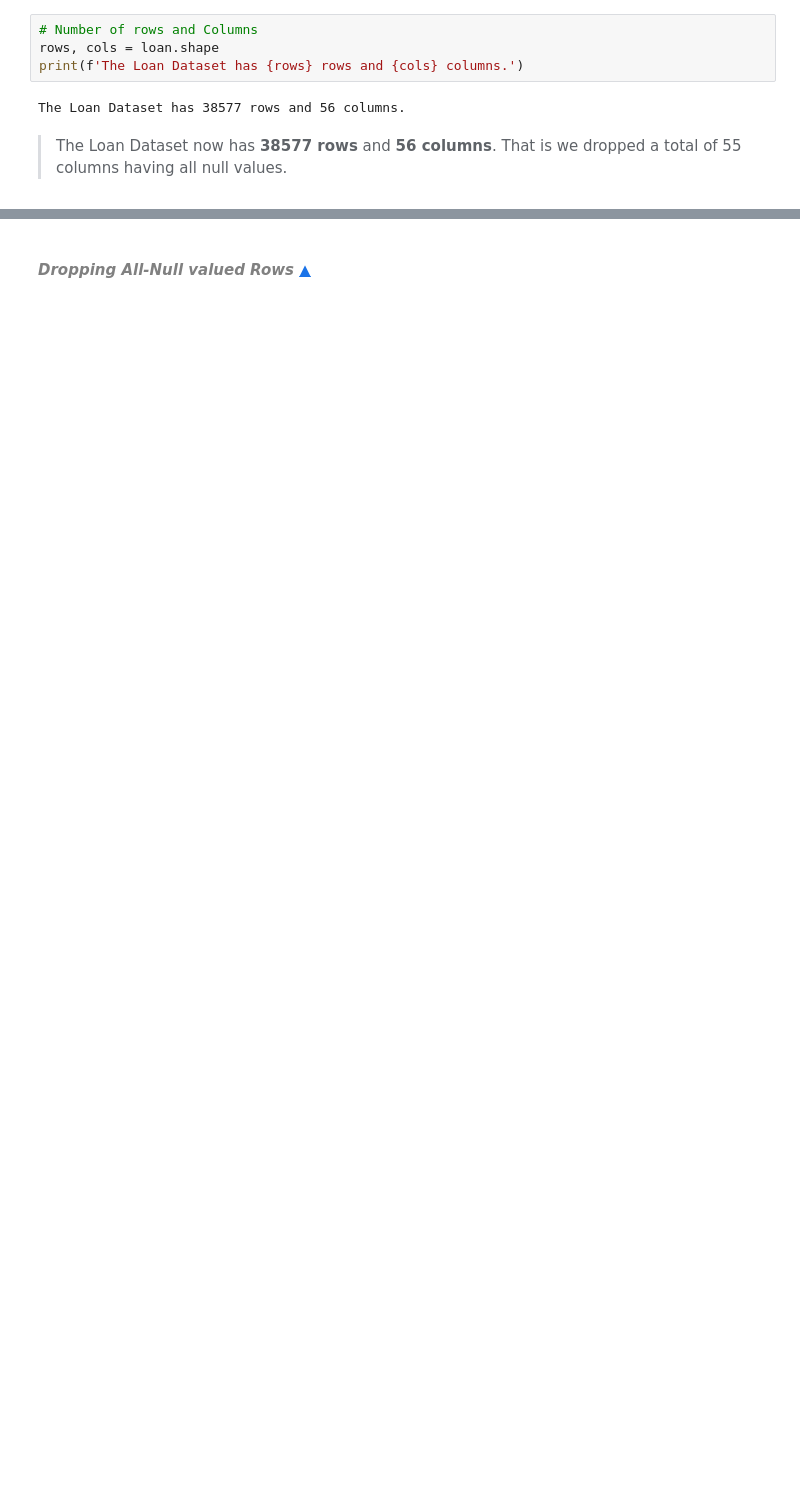
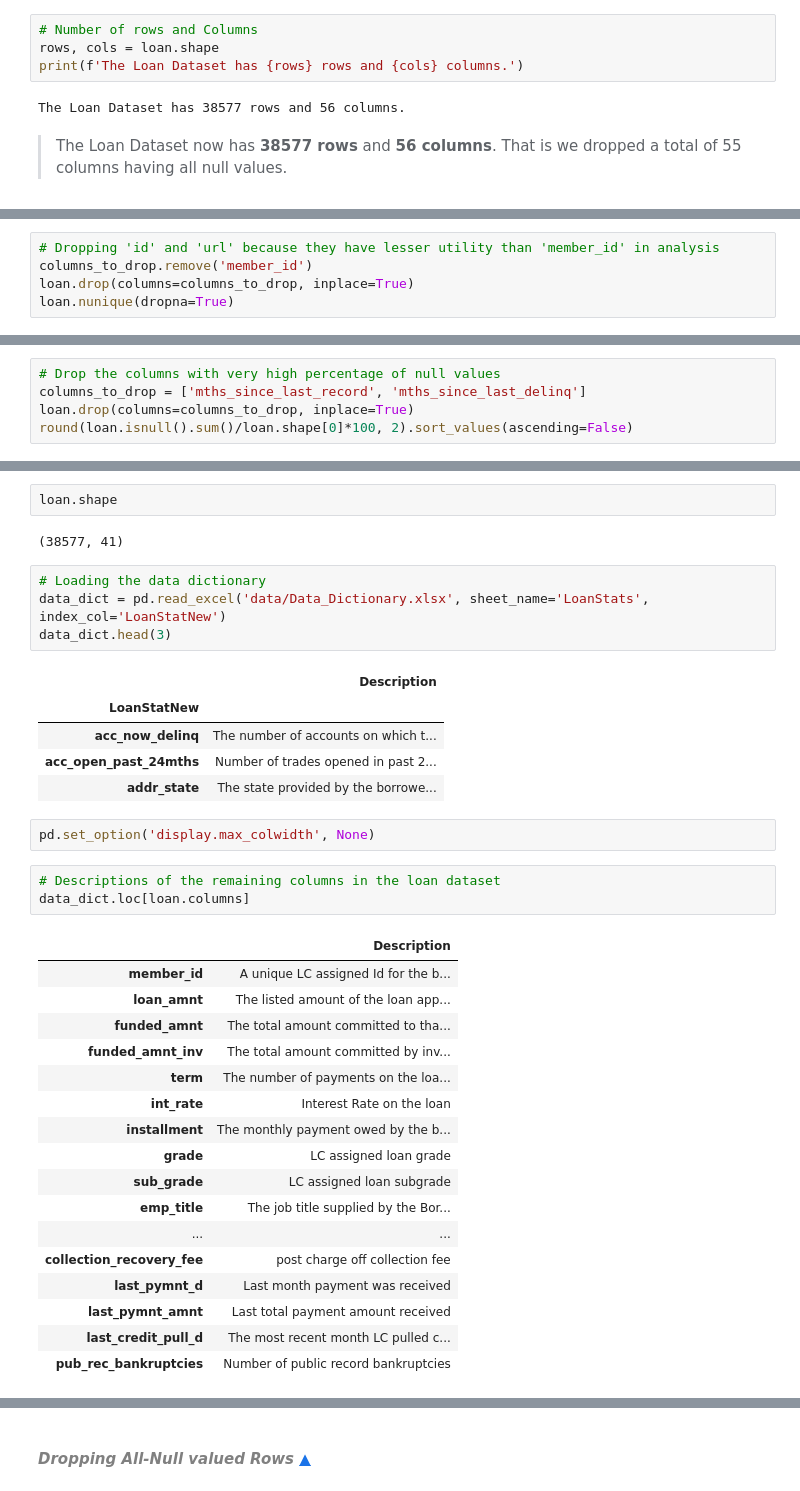
Before and after one commit to svenkatlata/Lending_Club_Case_Study, a Jupyter notebook: Lending_Club_Case_Study_EDA.ipynb, the cells around one changed output, grey strips where cells are left out. Cells and saved outputs as stored; diff of their text form; blank space fills up the shorter version.

Commit message:
Column Cleaning Update

```diff
--- a/Lending_Club_Case_Study_EDA.ipynb
+++ b/Lending_Club_Case_Study_EDA.ipynb
@@ -306,0 +365,5 @@ The Loan Dataset has 38577 rows and 56 columns.
+# %%
+# Dropping 'id' and 'url' because they have lesser utility than 'member_id' in analysis
+columns_to_drop.remove('member_id')
+loan.drop(columns=columns_to_drop, inplace=True)
+loan.nunique(dropna=True)
@@ -306,0 +417,5 @@ The Loan Dataset has 38577 rows and 56 columns.
+# %%
+# Drop the columns with very high percentage of null values
+columns_to_drop = ['mths_since_last_record', 'mths_since_last_delinq']
+loan.drop(columns=columns_to_drop, inplace=True)
+round(loan.isnull().sum()/loan.shape[0]*100, 2).sort_values(ascending=False)
@@ -306,0 +440,37 @@ The Loan Dataset has 38577 rows and 56 columns.
+# %%
+loan.shape
+# %% [output]
+(38577, 41)
+# %%
+# Loading the data dictionary
+data_dict = pd.read_excel('data/Data_Dictionary.xlsx', sheet_name='LoanStats', index_col='LoanStatNew')
+data_dict.head(3)
+# %% [output]
+|  | Description |
+| LoanStatNew |  |
+| acc_now_delinq | The number of accounts on which t... |
+| acc_open_past_24mths | Number of trades opened in past 2... |
+| addr_state | The state provided by the borrowe... |
+# %%
+pd.set_option('display.max_colwidth', None)
+# %%
+# Descriptions of the remaining columns in the loan dataset
+data_dict.loc[loan.columns]
+# %% [output]
+|  | Description |
+| member_id | A unique LC assigned Id for the b... |
+| loan_amnt | The listed amount of the loan app... |
+| funded_amnt | The total amount committed to tha... |
+| funded_amnt_inv | The total amount committed by inv... |
+| term | The number of payments on the loa... |
+| int_rate | Interest Rate on the loan |
+| installment | The monthly payment owed by the b... |
+| grade | LC assigned loan grade |
+| sub_grade | LC assigned loan subgrade |
+| emp_title | The job title supplied by the Bor... |
+| ... | ... |
+| collection_recovery_fee | post charge off collection fee |
+| last_pymnt_d | Last month payment was received |
+| last_pymnt_amnt | Last total payment amount received |
+| last_credit_pull_d | The most recent month LC pulled c... |
+| pub_rec_bankruptcies | Number of public record bankruptcies |
```
Also changed, not shown: parts of 18 cells of this notebook.
